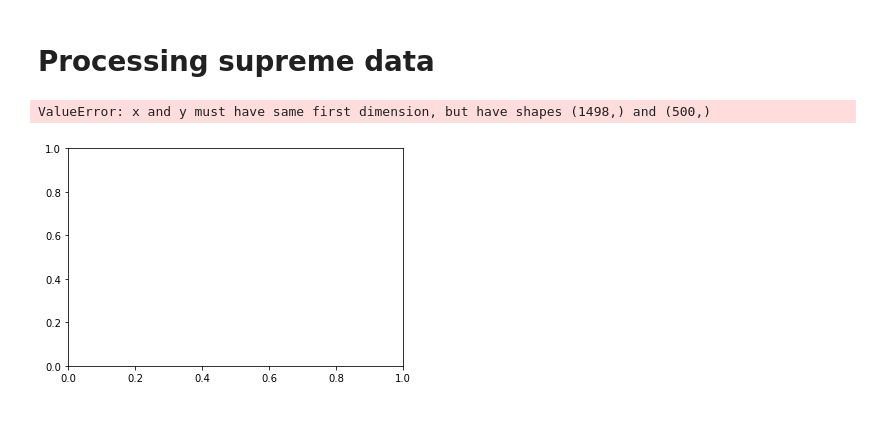
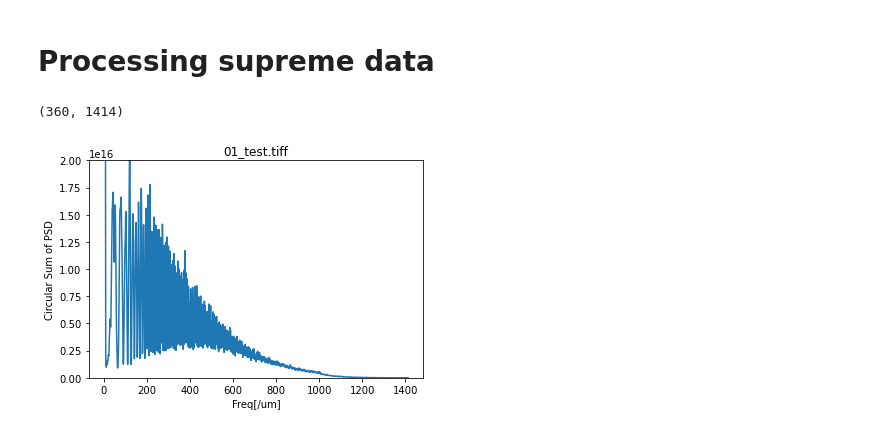
Before and after one commit to mmorst/Supreme, a Jupyter notebook: 03_process_data.ipynb, the cells around one changed output. Cells and saved outputs as stored; diff of their text form; code cells hidden in the pictures.

```diff
--- a/03_process_data.ipynb
+++ b/03_process_data.ipynb
@@ -33,17 +33,21 @@ IMG_d[:,498:503]=np.mean(abs(IMG))
 x_m = np.linspace(-Dx_m/2, Dx_m/2, int(np.ceil(Dx_m/dx_m)))
 # corresponding frequency scale
 f_cpm = sp.fs(x_m)
+# %%
+np.shape(warp_polar(np.abs(IMG)**2))
+# %% [output]
+(360, 1414)
 # %%
 CIRCSUM = np.sum(warp_polar(np.abs(IMG)**2), 0)
-plt.plot(f_cpm[501:]*1e-6,CIRCSUM[0:500])
+#plt.plot(f_cpm[501:]*1e-6,CIRCSUM[0:500])
+plt.plot(CIRCSUM)
 plt.title(filename)
 plt.xlabel('Freq[/um]')
 plt.ylabel('Circular Sum of PSD')
-plt.ylim((0,1e12))
+plt.ylim((0,20000e12))
 plt.show()
 # %% [output]
-ValueError: x and y must have same first dimension, but have shapes (1498,) and (500,)
-[figure, old version]
+[figure, new version]
 # %%
 # Chirp model:
 
```
Also changed, not shown: parts of 1 cell of this notebook, 5 other files.
